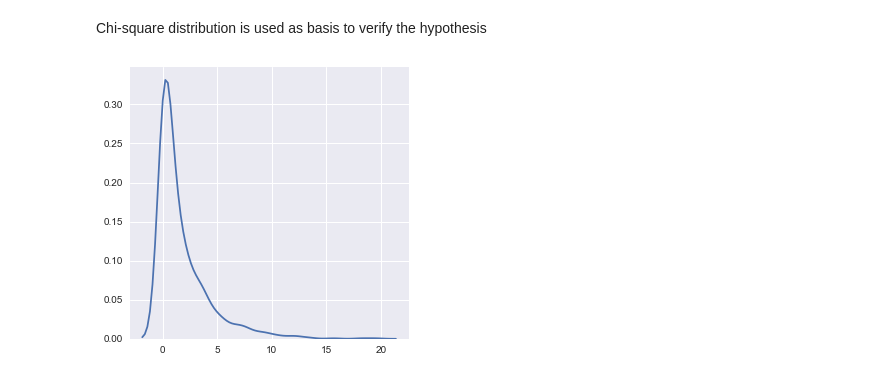
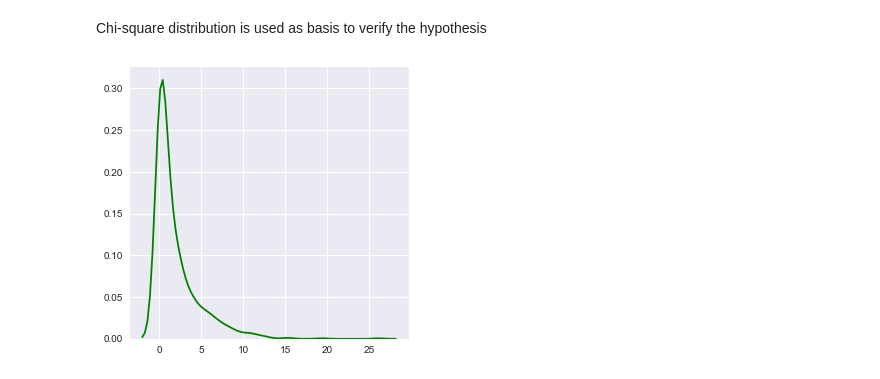
Before and after one commit to GeorgeGithiri5/Statistics_with_Python, a Jupyter notebook: Distributions/Distributions.ipynb, the cells around one changed output. Saved outputs shown, nothing was run; the diff lists cells and outputs as text; code cells hidden in the pictures.

```diff
--- a/Distributions/Distributions.ipynb
+++ b/Distributions/Distributions.ipynb
@@ -119,8 +119,8 @@ Chi-square distribution is used as basis to verify the hypothesis
 # %%
 from numpy import random
 x = random.chisquare(df=2,size = 1000)
 # print(x)
-sns.distplot(random.chisquare(x),hist=False)
+sns.distplot(random.chisquare(x),hist=False,color='green')
 plt.show()
 # %% [output]
-[figure, old version]
+[figure, new version]
```
Also changed, not shown: 3 other files.
